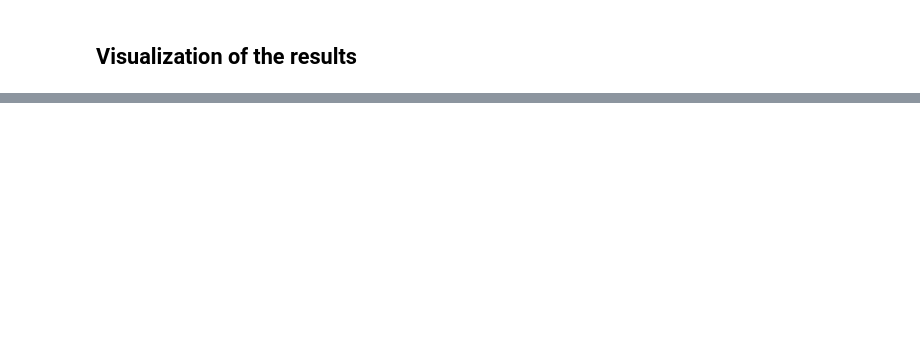
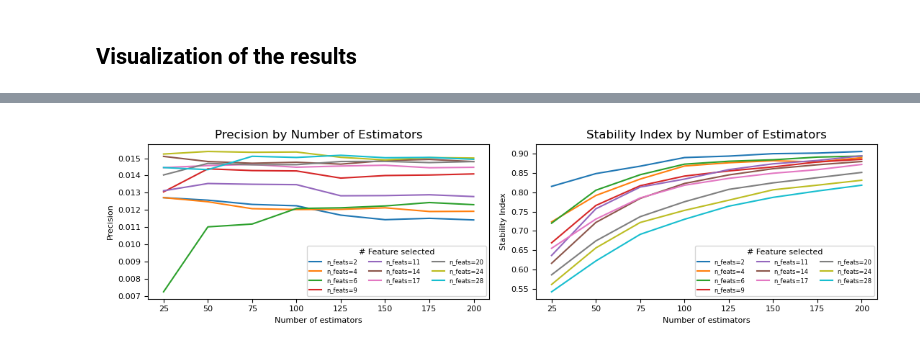
Before and after one commit to edo1691/ad_shap_stability, a Jupyter notebook: notebooks/01_04_results.ipynb, the cells around one changed output, grey strips where cells are left out. Saved outputs shown, nothing was run; the diff lists cells and outputs as text; code cells hidden in the pictures; blank space fills up the shorter version.

```diff
--- a/notebooks/01_04_results.ipynb
+++ b/notebooks/01_04_results.ipynb
@@ -169,0 +154,6 @@ plot_3d_surface(df, 'n_estimators', 'n_feats', 'model_stab', cmap='YlGnBu', y_st
+# %%
+fig, axs = plt.subplots(1, 2, figsize=(11, 3))  # 1 row, 2 columns
+
+plot_2d_surface(df_n_trees, axs, fontsize_title=12, fontsize_axes=8, save_path=image_3)
+# %% [output]
+[figure, added]
```
Also changed, not shown: parts of 19 cells of this notebook, 8 other files.
